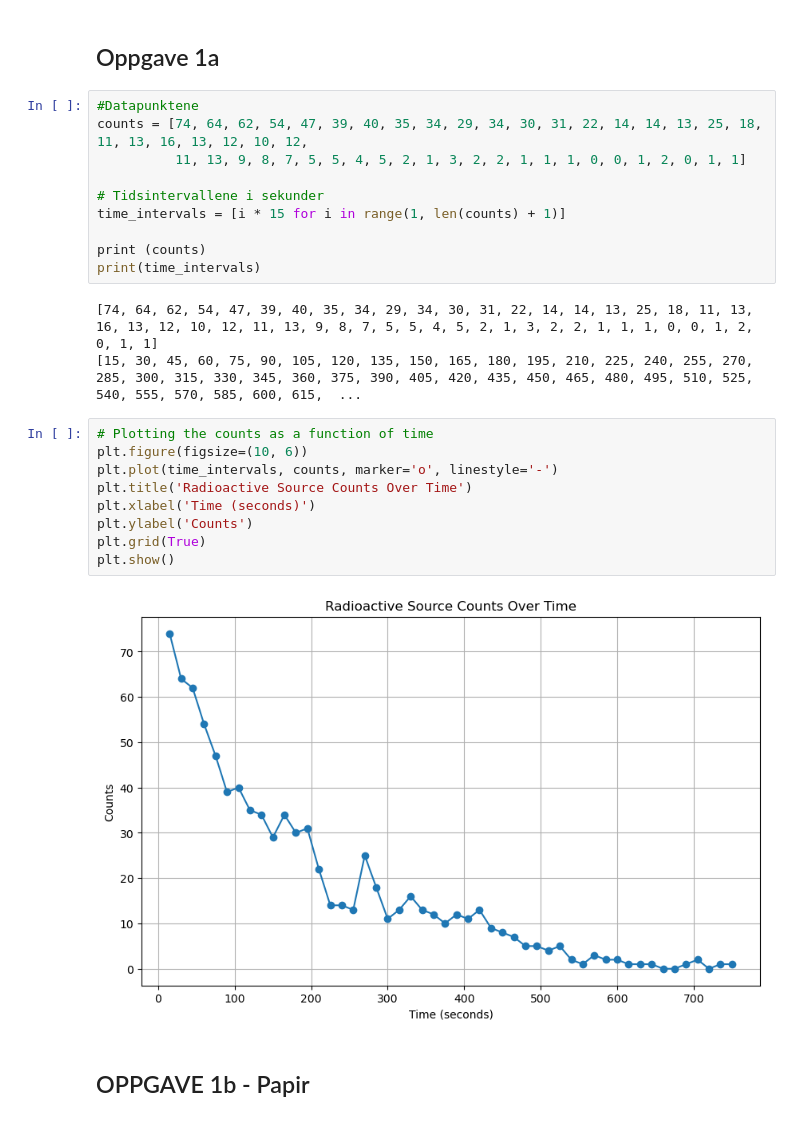
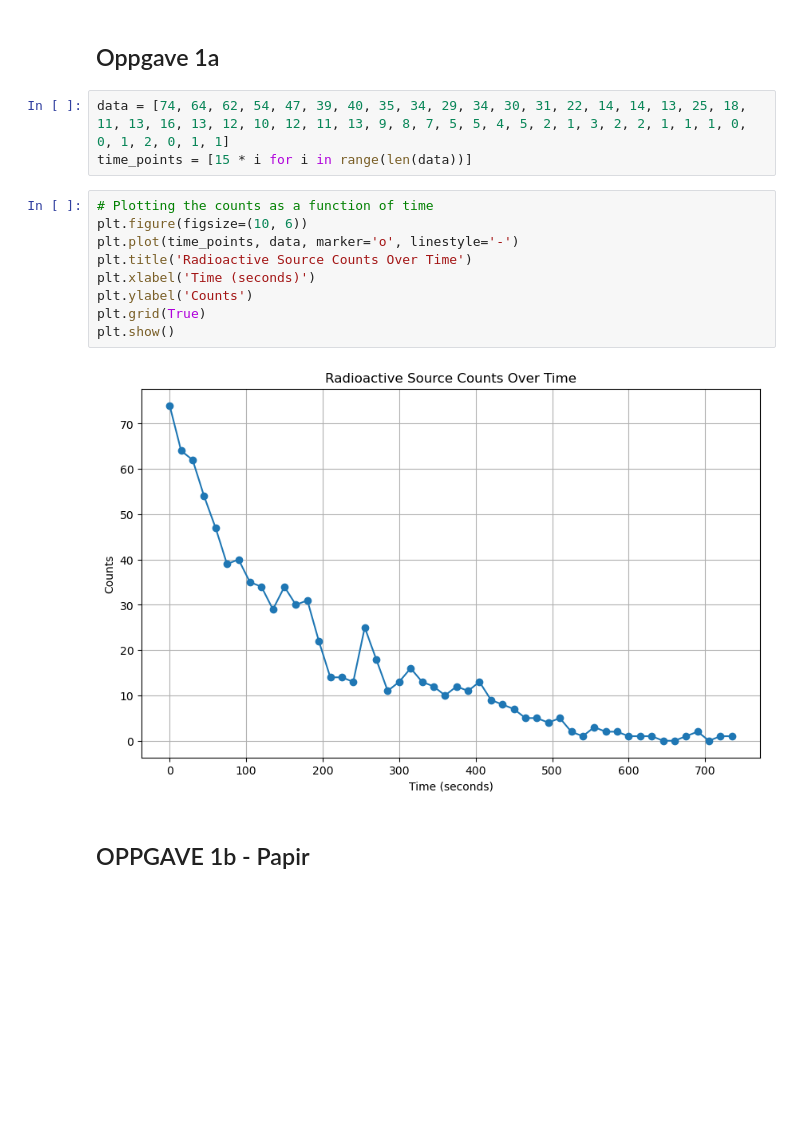
Before and after one commit to 591118/ADA501, a Jupyter notebook: ODEexercise.ipynb, the cells around one changed output. Drawn from its saved outputs; the diff is of its cells as text; blank space fills up the shorter version.

```diff
--- a/ODEexercise.ipynb
+++ b/ODEexercise.ipynb
@@ -4,29 +4,19 @@ import matplotlib.pyplot as plt
 # %% [markdown]
 ## Oppgave 1a
 # %%
-#Datapunktene
-counts = [74, 64, 62, 54, 47, 39, 40, 35, 34, 29, 34, 30, 31, 22, 14, 14, 13, 25, 18, 11, 13, 16, 13, 12, 10, 12,
-          11, 13, 9, 8, 7, 5, 5, 4, 5, 2, 1, 3, 2, 2, 1, 1, 1, 0, 0, 1, 2, 0, 1, 1]
-
-# Tidsintervallene i sekunder
-time_intervals = [i * 15 for i in range(1, len(counts) + 1)]
-
-print (counts)
-print(time_intervals)
+data = [74, 64, 62, 54, 47, 39, 40, 35, 34, 29, 34, 30, 31, 22, 14, 14, 13, 25, 18, 11, 13, 16, 13, 12, 10, 12, 11, 13, 9, 8, 7, 5, 5, 4, 5, 2, 1, 3, 2, 2, 1, 1, 1, 0, 0, 1, 2, 0, 1, 1]
+time_points = [15 * i for i in range(len(data))]
-# %% [output]
-[74, 64, 62, 54, 47, 39, 40, 35, 34, 29, 34, 30, 31, 22, 14, 14, 13, 25, 18, 11, 13, 16, 13, 12, 10, 12, 11, 13, 9, 8, 7, 5, 5, 4, 5, 2, 1, 3, 2, 2, 1, 1, 1, 0, 0, 1, 2, 0, 1, 1]
-[15, 30, 45, 60, 75, 90, 105, 120, 135, 150, 165, 180, 195, 210, 225, 240, 255, 270, 285, 300, 315, 330, 345, 360, 375, 390, 405, 420, 435, 450, 465, 480, 495, 510, 525, 540, 555, 570, 585, 600, 615,  ...
 # %%
 # Plotting the counts as a function of time
 plt.figure(figsize=(10, 6))
-plt.plot(time_intervals, counts, marker='o', linestyle='-')
+plt.plot(time_points, data, marker='o', linestyle='-')
 plt.title('Radioactive Source Counts Over Time')
 plt.xlabel('Time (seconds)')
 plt.ylabel('Counts')
 plt.grid(True)
 plt.show()
 # %% [output]
-[figure, old version]
+[figure, new version]
 # %% [markdown]
 ## OPPGAVE 1b   - Papir
 # %% [markdown]
```
Also changed, not shown: parts of 11 cells of this notebook, 11 other files.
